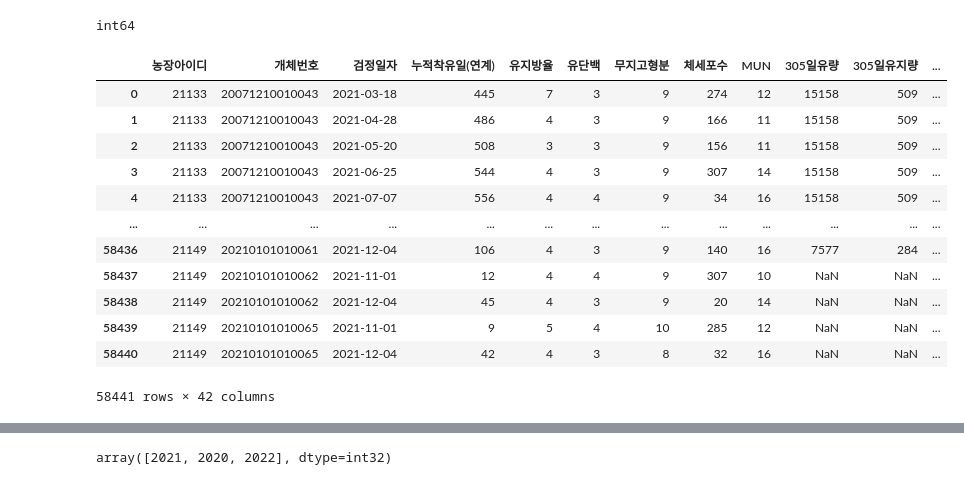
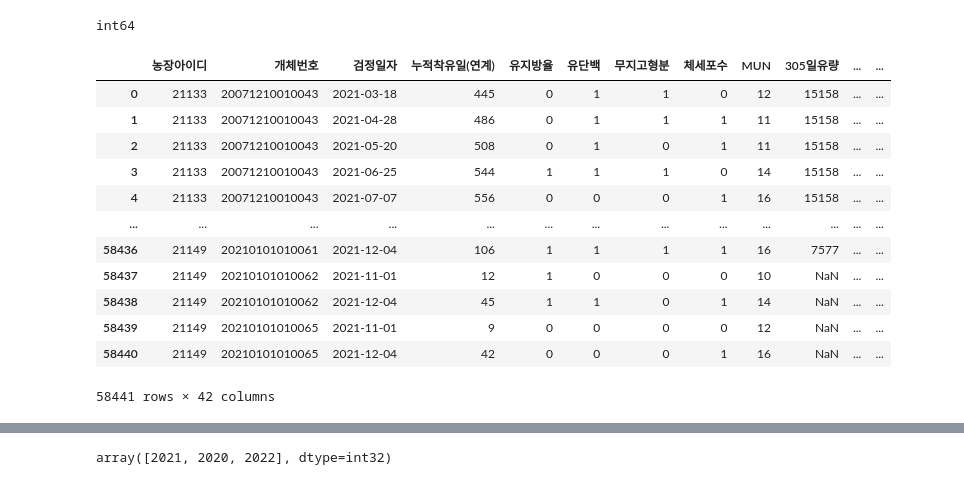
Before and after one commit to cye2020/Smart-Farm-Growth-Analytics, a Jupyter notebook: code/models/20251105_ML전처리_2ver_yyw.ipynb, the cells around one changed output, grey strips where cells are left out. Saved outputs shown, nothing was run; the diff lists cells and outputs as text; code cells hidden in the pictures.

```diff
--- a/code/models/20251105_ML전처리_2ver_yyw.ipynb
+++ b/code/models/20251105_ML전처리_2ver_yyw.ipynb
@@ -79,3 +99,5 @@ milk_content['공태일수']
 58439      0
 58440      0
 Name: 공태일수, Length: 58441, dtype: int64
+# %%
+milk_content_copy = milk_content.copy()
@@ -82,10 +141,15 @@ Name: 공태일수, Length: 58441, dtype: int64
+# %%
+milk_content_copy['유지방율'] = milk_content_copy['유지방율'].apply(lambda x: 1 if 3.7 <= x <= 4.5 else 0)
+milk_content_copy['유단백'] = milk_content_copy['유단백'].apply(lambda x: 1 if 2.9 <= x <= 3.5 else 0)
+milk_content_copy['무지고형분'] = milk_content_copy['무지고형분'].apply(lambda x: 1 if 8.2 <= x <= 9.0 else 0)
+milk_content_copy['체세포수'] = milk_content_copy['체세포수'].apply(lambda x: 1 if x <= 200 else 0)
 # %%
-milk_content['출생일자'] = pd.to_datetime(milk_content['출생일자'], format='%Y-%m-%d')
-milk_content['검정일자'] = pd.to_datetime(milk_content['검정일자'], format='%Y-%m-%d')
+milk_content_copy['출생일자'] = pd.to_datetime(milk_content_copy['출생일자'], format='%Y-%m-%d')
+milk_content_copy['검정일자'] = pd.to_datetime(milk_content_copy['검정일자'], format='%Y-%m-%d')
 
 # 출생일자 컬럼의 최대값 찾기
-max_birthdate = milk_content['출생일자'].max()
-min_date = milk_content['검정일자'].min()
+max_birthdate = milk_content_copy['출생일자'].max()
+min_date = milk_content_copy['검정일자'].min()
 
 print("가장 늦은 출생일자:", max_birthdate)
 print("가장 빠른 검정일자:", min_date)
@@ -127,33 +191,33 @@ milk_content['우유등급'].unique()
 # %% [output]
 array(['2등급이하', '1등급'], dtype=object)
 # %%
-milk_content['우유등급'] = milk_content['우유등급'].map({'1등급': 1, '2등급이하': 0})
+milk_content_copy['우유등급'] = milk_content_copy['우유등급'].map({'1등급': 1, '2등급이하': 0})
 
 
-print(milk_content['우유등급'].dtypes)
+print(milk_content_copy['우유등급'].dtypes)
 # %% [output]
 int64
 # %%
 # 날짜 차이 계산 (일 단위)
-milk_content['나이'] = (milk_content['검정일자'] - milk_content['출생일자']).dt.days
+milk_content_copy['나이'] = (milk_content_copy['검정일자'] - milk_content_copy['출생일자']).dt.days
 
 # 음수 값(출생일자가 검정일자보다 큰 경우)은 0으로 처리
-milk_content['나이'] = milk_content['나이'].apply(lambda x: max(x, 0))
-milk_content['나이'] = (milk_content['나이'] / 365).astype(int)
+milk_content_copy['나이'] = milk_content_copy['나이'].apply(lambda x: max(x, 0))
+milk_content_copy['나이'] = (milk_content_copy['나이'] / 365).astype(int)
 
-milk_content
+milk_content_copy
 # %% [output]
-|  | 농장아이디 | 개체번호 | 검정일자 | 누적착유일(연계) | 유지방율 | 유단백 | 무지고형분 | 체세포수 | MUN | 305일유량 | 305일유지량 | ... |
-| 0 | 21133 | 20071210010043 | 2021-03-18 | 445 | 7 | 3 | 9 | 274 | 12 | 15158 | 509 | ... |
-| 1 | 21133 | 20071210010043 | 2021-04-28 | 486 | 4 | 3 | 9 | 166 | 11 | 15158 | 509 | ... |
-| 2 | 21133 | 20071210010043 | 2021-05-20 | 508 | 3 | 3 | 9 | 156 | 11 | 15158 | 509 | ... |
-| 3 | 21133 | 20071210010043 | 2021-06-25 | 544 | 4 | 3 | 9 | 307 | 14 | 15158 | 509 | ... |
-| 4 | 21133 | 20071210010043 | 2021-07-07 | 556 | 4 | 4 | 9 | 34 | 16 | 15158 | 509 | ... |
+|  | 농장아이디 | 개체번호 | 검정일자 | 누적착유일(연계) | 유지방율 | 유단백 | 무지고형분 | 체세포수 | MUN | 305일유량 | ... | ... |
+| 0 | 21133 | 20071210010043 | 2021-03-18 | 445 | 0 | 1 | 1 | 0 | 12 | 15158 | ... | ... |
+| 1 | 21133 | 20071210010043 | 2021-04-28 | 486 | 0 | 1 | 1 | 1 | 11 | 15158 | ... | ... |
+| 2 | 21133 | 20071210010043 | 2021-05-20 | 508 | 0 | 1 | 0 | 1 | 11 | 15158 | ... | ... |
+| 3 | 21133 | 20071210010043 | 2021-06-25 | 544 | 1 | 1 | 1 | 0 | 14 | 15158 | ... | ... |
+| 4 | 21133 | 20071210010043 | 2021-07-07 | 556 | 0 | 0 | 0 | 1 | 16 | 15158 | ... | ... |
 | ... | ... | ... | ... | ... | ... | ... | ... | ... | ... | ... | ... | ... |
-| 58436 | 21149 | 20210101010061 | 2021-12-04 | 106 | 4 | 3 | 9 | 140 | 16 | 7577 | 284 | ... |
-| 58437 | 21149 | 20210101010062 | 2021-11-01 | 12 | 4 | 4 | 9 | 307 | 10 | NaN | NaN | ... |
-| 58438 | 21149 | 20210101010062 | 2021-12-04 | 45 | 4 | 3 | 9 | 20 | 14 | NaN | NaN | ... |
-| 58439 | 21149 | 20210101010065 | 2021-11-01 | 9 | 5 | 4 | 10 | 285 | 12 | NaN | NaN | ... |
-| 58440 | 21149 | 20210101010065 | 2021-12-04 | 42 | 4 | 3 | 8 | 32 | 16 | NaN | NaN | ... |
+| 58436 | 21149 | 20210101010061 | 2021-12-04 | 106 | 1 | 1 | 1 | 1 | 16 | 7577 | ... | ... |
+| 58437 | 21149 | 20210101010062 | 2021-11-01 | 12 | 1 | 0 | 0 | 0 | 10 | NaN | ... | ... |
+| 58438 | 21149 | 20210101010062 | 2021-12-04 | 45 | 1 | 1 | 0 | 1 | 14 | NaN | ... | ... |
+| 58439 | 21149 | 20210101010065 | 2021-11-01 | 9 | 0 | 0 | 0 | 0 | 12 | NaN | ... | ... |
+| 58440 | 21149 | 20210101010065 | 2021-12-04 | 42 | 0 | 0 | 0 | 1 | 16 | NaN | ... | ... |
 58441 rows × 42 columns
 # %%
```
Also changed, not shown: parts of 27 cells of this notebook, 3 other files.
